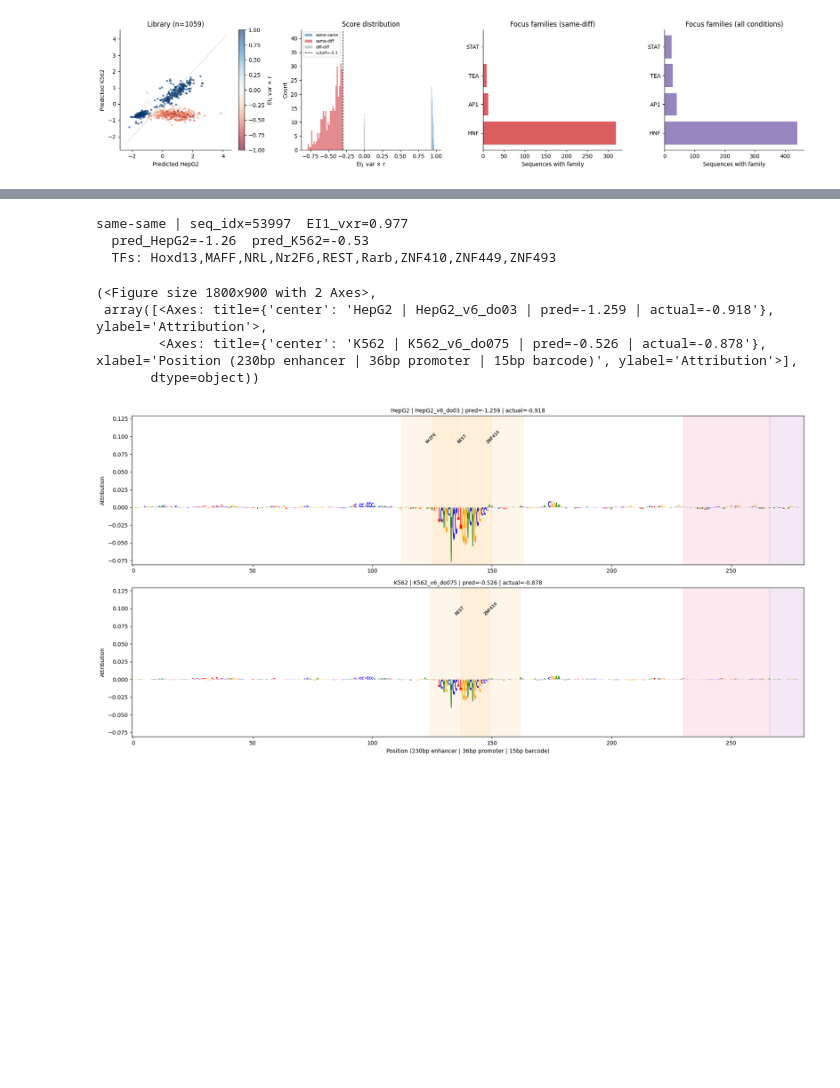
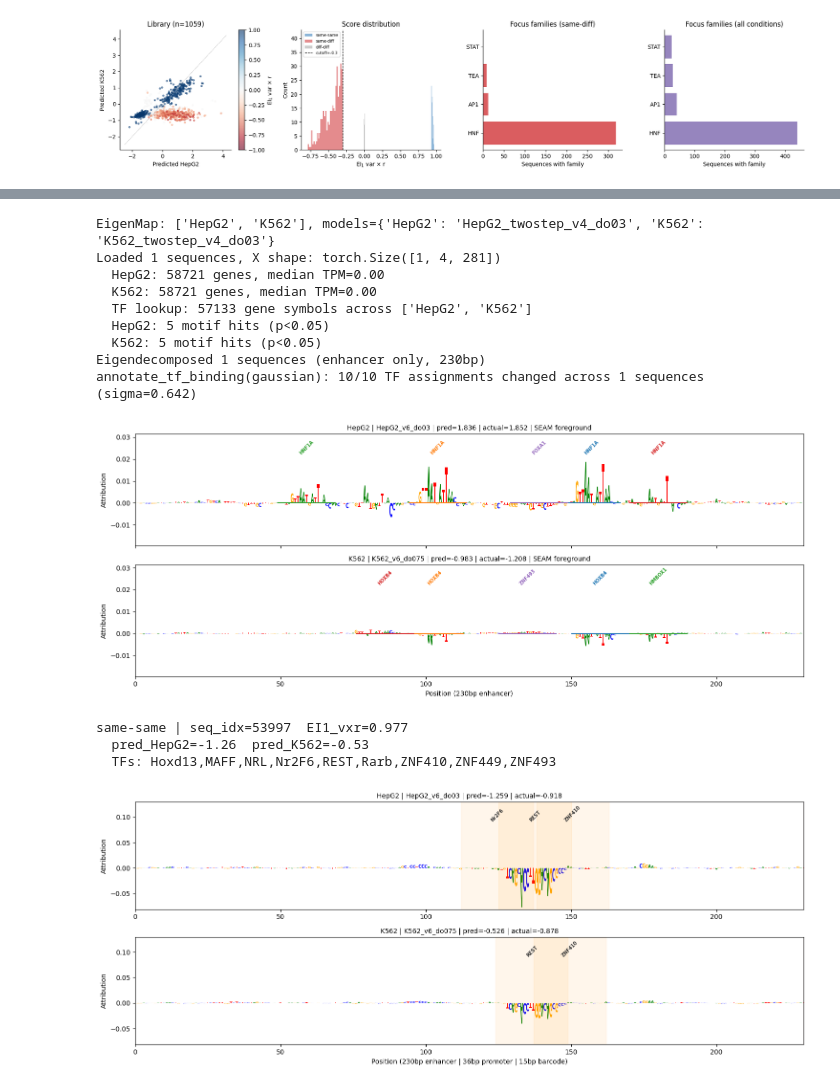
Before and after one commit to pabmantilla/Hippo_dependency_mpra, a Jupyter notebook: virtual_perturbations/scripts/show_hippo_targets.ipynb, the cells around one changed output, grey strips where cells are left out. Cells and saved outputs as stored; diff of their text form; code cells hidden in the pictures; blank space fills up the shorter version.

```diff
--- a/virtual_perturbations/scripts/show_hippo_targets.ipynb
+++ b/virtual_perturbations/scripts/show_hippo_targets.ipynb
@@ -3,7 +3,7 @@
 # %%
 import os, sys, pickle, numpy as np, pandas as pd
 
-REPO = '/grid/wsbs/home_norepl/pmantill/Virtual_Experiments/Hippo_axis/Hippo_dependency_mpra'
+REPO = '/grid/koo/home/pmantill/projects/Virtual_Experiments/Hippo_axis/Hippo_dependency_mpra'
 sys.path.insert(0, os.path.join(REPO, 'eigen-interactions'))
 from eigen_steering import EigenMap
 
@@ -179,7 +277,8 @@ print(f'same-diff | seq_idx={row.seq_idx}  EI1_vxr={row["EI_1 var x r"]:.3f}')
 print(f'  pred_HepG2={row.pred_HepG2:.2f}  pred_K562={row.pred_K562:.2f}')
 print(f'  TFs: {row.all_tfs}')
 
-em.plot_attr_logos_with_motifs(seq_idx=local_idx)
+em.plot_attr_logos_with_motifs(seq_idx=local_idx, figsize=FIGSIZE_ROW)
+for ax in plt.gcf().axes: ax.set_xlim(0, 230)
 
 plt.savefig('../results/HNF1A-POU6F1.png', dpi=300, bbox_inches='tight')
 # %% [output]
@@ -190,21 +289,31 @@ same-diff | seq_idx=56772  EI1_vxr=-0.785
+# %%
+show_fg(row)
+# %% [output]
+EigenMap: ['HepG2', 'K562'], models={'HepG2': 'HepG2_twostep_v4_do03', 'K562': 'K562_twostep_v4_do03'}
+Loaded 1 sequences, X shape: torch.Size([1, 4, 281])
+  HepG2: 58721 genes, median TPM=0.00
+  K562: 58721 genes, median TPM=0.00
+  TF lookup: 57133 gene symbols across ['HepG2', 'K562']
+  HepG2: 5 motif hits (p<0.05)
+  K562: 5 motif hits (p<0.05)
+Eigendecomposed 1 sequences (enhancer only, 230bp)
+annotate_tf_binding(gaussian): 10/10 TF assignments changed across 1 sequences (sigma=0.642)
+[figure, added]
 # %%
 ## same-same: most positive EI_1 var x r
 
 idx = df[df.condition == 'same-same']['EI_1 var x r'].idxmax()
 row = df.loc[idx]
 local_idx = df.index.get_loc(idx)
 
 print(f'same-same | seq_idx={row.seq_idx}  EI1_vxr={row["EI_1 var x r"]:.3f}')
 print(f'  pred_HepG2={row.pred_HepG2:.2f}  pred_K562={row.pred_K562:.2f}')
 print(f'  TFs: {row.all_tfs}')
 
-em.plot_attr_logos_with_motifs(seq_idx=local_idx)
+em.plot_attr_logos_with_motifs(seq_idx=local_idx, figsize=FIGSIZE_ROW)
+for ax in plt.gcf().axes: ax.set_xlim(0, 230)
 # %% [output]
 same-same | seq_idx=53997  EI1_vxr=0.977
   pred_HepG2=-1.26  pred_K562=-0.53
   TFs: Hoxd13,MAFF,NRL,Nr2F6,REST,Rarb,ZNF410,ZNF449,ZNF493
-(<Figure size 1800x900 with 2 Axes>,
- array([<Axes: title={'center': 'HepG2 | HepG2_v6_do03 | pred=-1.259 | actual=-0.918'}, ylabel='Attribution'>,
-        <Axes: title={'center': 'K562 | K562_v6_do075 | pred=-0.526 | actual=-0.878'}, xlabel='Position (230bp enhancer | 36bp promoter | 15bp barcode)', ylabel='Attribution'>],
-       dtype=object))
-[figure, old version]
+[figure, new version]
```
Also changed, not shown: parts of 8 cells of this notebook, 2 other files.
